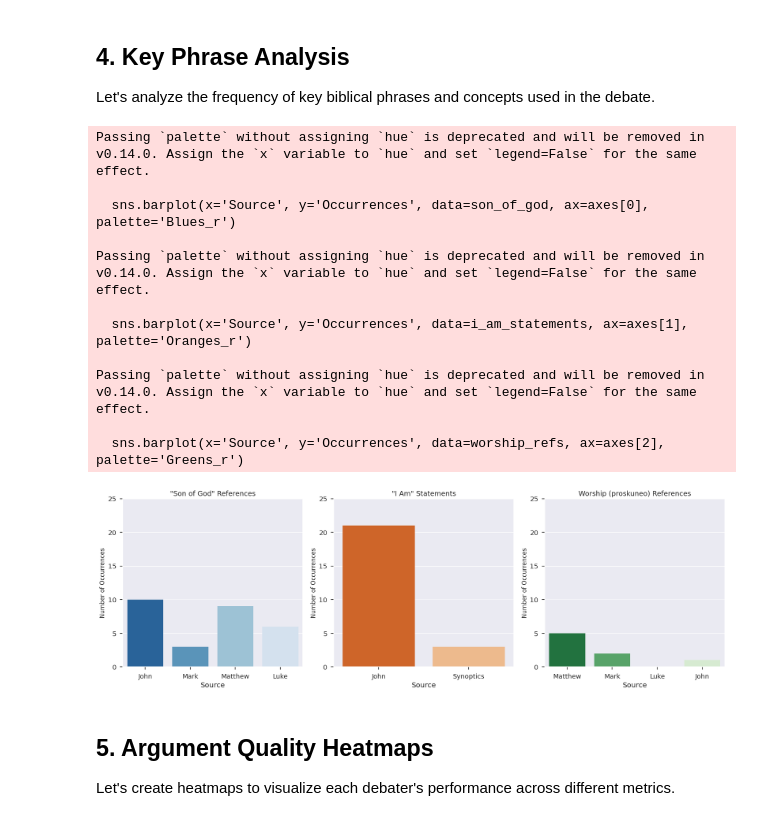
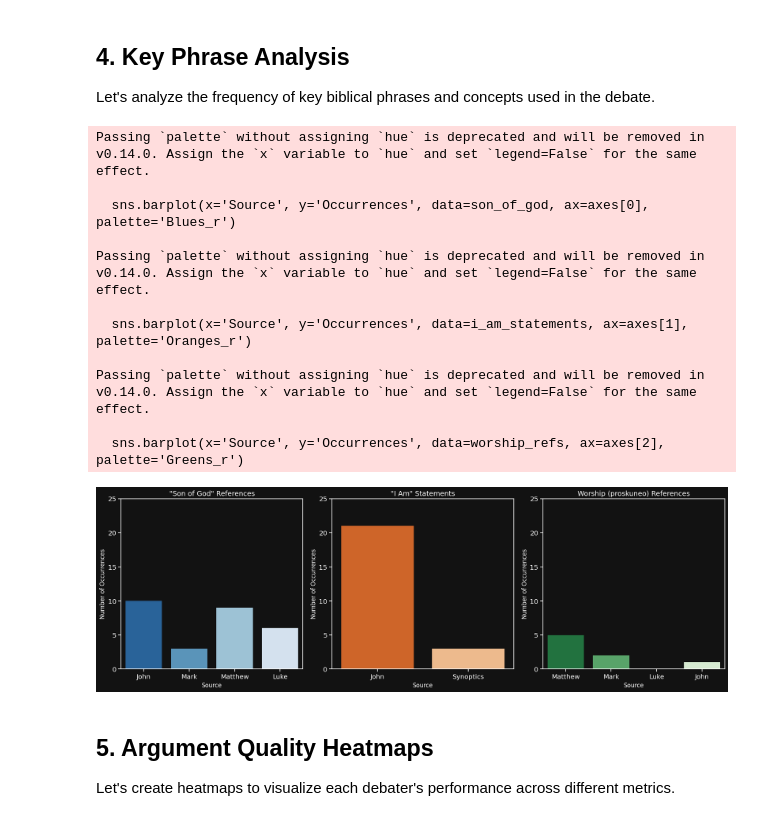
Before and after one commit to asabaal/religious-texts, a Jupyter notebook: debate_analysis_notebook.ipynb, the cells around one changed output. Drawn from its saved outputs; the diff is of its cells as text; code cells hidden in the pictures.

```diff
--- a/debate_analysis_notebook.ipynb
+++ b/debate_analysis_notebook.ipynb
@@ -4,8 +4,6 @@
 This notebook provides a data-driven visualization and analysis of the biblical arguments presented in a theological debate between David Wood and Alex O'Connor. We'll examine their reference patterns, argument quality, and overall performance based on objective metrics.
 # %%
 # Import necessary libraries
-import os
-import sys
 import numpy as np
 import pandas as pd
 import matplotlib.pyplot as plt
@@ -16,24 +14,29 @@ from matplotlib.spines import Spine
 from matplotlib.transforms import Affine2D
 from matplotlib.projections.polar import PolarAxes
 from matplotlib.projections import register_projection
+import os
+import sys
 
-# Import religious_texts modules
-from religious_texts.visualization import heatmaps, distributions
-from religious_texts.debate_response import validators, comparisons, context
-
-# Set aesthetics for the plots
-plt.style.use('seaborn-v0_8')
+# Set aesthetics for the plots - Dark Mode Theme
+plt.style.use('dark_background')
 sns.set_context("notebook", font_scale=1.2)
 plt.rcParams['figure.figsize'] = [10, 6]
 plt.rcParams['figure.dpi'] = 100
+plt.rcParams['text.color'] = 'white'
+plt.rcParams['axes.facecolor'] = '#121212'
+plt.rcParams['figure.facecolor'] = '#121212'
+plt.rcParams['savefig.facecolor'] = '#121212'
 
 # Define colors for the debaters
 wood_color = '#1f77b4'   # Blue
 oconnor_color = '#ff7f0e'  # Orange
 
+# Import religious_texts modules
 repo_path = '/home/asabaal/religious-texts/religious_texts'  # Update this to your actual path
 if repo_path not in sys.path:
     sys.path.insert(0, repo_path)
+from religious_texts.visualization import heatmaps, distributions
+from religious_texts.debate_response import validators, comparisons, context
 # %% [markdown]
 ## 1. Load Debate Data
 
@@ -185,40 +190,49 @@ worship_refs = pd.DataFrame({
 # Create a multiple bar chart
 fig, axes = plt.subplots(1, 3, figsize=(18, 6))
 
 # Plot 1: Son of God references
 sns.barplot(x='Source', y='Occurrences', data=son_of_god, ax=axes[0], palette='Blues_r')
-axes[0].set_title('"Son of God" References', fontsize=14)
-axes[0].set_ylabel('Number of Occurrences', fontsize=12)
+axes[0].set_title('\"Son of God\" References', fontsize=14, color='white')
+axes[0].set_ylabel('Number of Occurrences', fontsize=12, color='white')
+axes[0].set_xlabel('Source', fontsize=12, color='white')
 axes[0].set_ylim(0, 25)
+axes[0].tick_params(axis='x', colors='white')
+axes[0].tick_params(axis='y', colors='white')
 
 # Plot 2: I Am statements
 sns.barplot(x='Source', y='Occurrences', data=i_am_statements, ax=axes[1], palette='Oranges_r')
-axes[1].set_title('"I Am" Statements', fontsize=14)
-axes[1].set_ylabel('Number of Occurrences', fontsize=12)
+axes[1].set_title('\"I Am\" Statements', fontsize=14, color='white')
+axes[1].set_ylabel('Number of Occurrences', fontsize=12, color='white')
+axes[1].set_xlabel('Source', fontsize=12, color='white')
 axes[1].set_ylim(0, 25)
+axes[1].tick_params(axis='x', colors='white')
+axes[1].tick_params(axis='y', colors='white')
 
 # Plot 3: Worship references
 sns.barplot(x='Source', y='Occurrences', data=worship_refs, ax=axes[2], palette='Greens_r')
-axes[2].set_title('Worship (proskuneo) References', fontsize=14)
-axes[2].set_ylabel('Number of Occurrences', fontsize=12)
+axes[2].set_title('Worship (proskuneo) References', fontsize=14, color='white')
+axes[2].set_ylabel('Number of Occurrences', fontsize=12, color='white')
+axes[2].set_xlabel('Source', fontsize=12, color='white')
 axes[2].set_ylim(0, 25)
+axes[2].tick_params(axis='x', colors='white')
+axes[2].tick_params(axis='y', colors='white')
 
 plt.tight_layout()
 plt.savefig('key_phrase_analysis.png', dpi=300, bbox_inches='tight')
 plt.show()
 # %% [output]
 Passing `palette` without assigning `hue` is deprecated and will be removed in v0.14.0. Assign the `x` variable to `hue` and set `legend=False` for the same effect.
 
   sns.barplot(x='Source', y='Occurrences', data=son_of_god, ax=axes[0], palette='Blues_r')
 
 Passing `palette` without assigning `hue` is deprecated and will be removed in v0.14.0. Assign the `x` variable to `hue` and set `legend=False` for the same effect.
 
   sns.barplot(x='Source', y='Occurrences', data=i_am_statements, ax=axes[1], palette='Oranges_r')
 
 Passing `palette` without assigning `hue` is deprecated and will be removed in v0.14.0. Assign the `x` variable to `hue` and set `legend=False` for the same effect.
 
   sns.barplot(x='Source', y='Occurrences', data=worship_refs, ax=axes[2], palette='Greens_r')
-[figure, old version]
+[figure, new version]
 # %% [markdown]
 ## 5. Argument Quality Heatmaps
 
```
Also changed, not shown: parts of 10 cells of this notebook.
